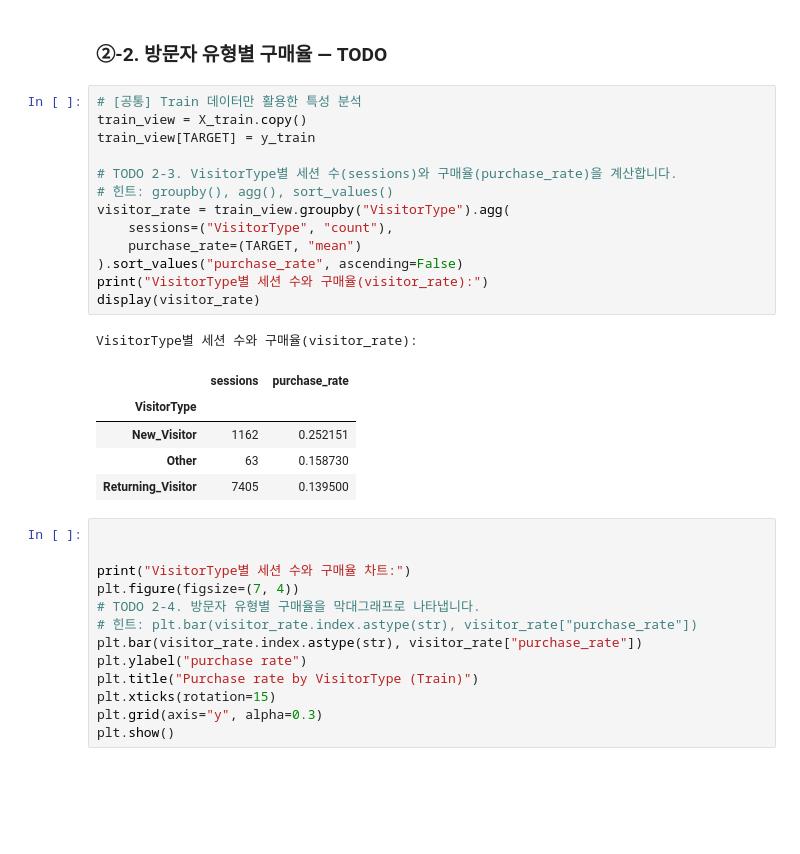
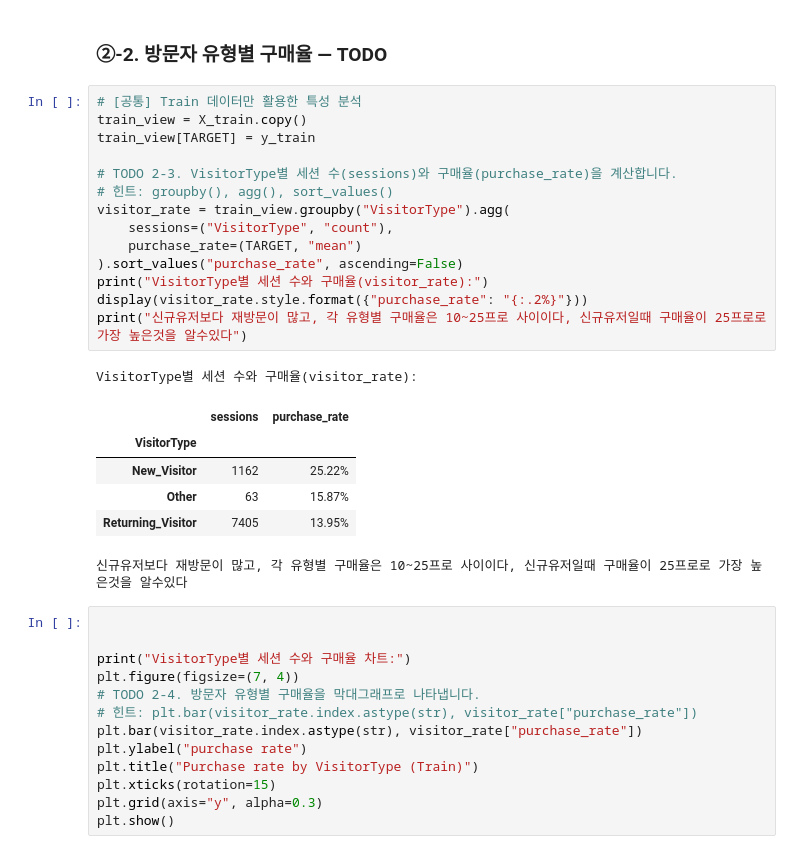
Before and after one commit to mobiemh/ai-miniproject01, a Jupyter notebook: mini-project-01/code/02_classification_online_shopping.ipynb, the cells around one changed output. Saved outputs shown, nothing was run; the diff lists cells and outputs as text; blank space fills up the shorter version.

```diff
--- a/mini-project-01/code/02_classification_online_shopping.ipynb
+++ b/mini-project-01/code/02_classification_online_shopping.ipynb
@@ -240,23 +260,25 @@ Test        rows= 1850  purchase_rate=15.46%
 # %%
 # [공통] Train 데이터만 활용한 특성 분석
 train_view = X_train.copy()
 train_view[TARGET] = y_train
 
 # TODO 2-3. VisitorType별 세션 수(sessions)와 구매율(purchase_rate)을 계산합니다.
 # 힌트: groupby(), agg(), sort_values()
 visitor_rate = train_view.groupby("VisitorType").agg(
     sessions=("VisitorType", "count"),
     purchase_rate=(TARGET, "mean")
 ).sort_values("purchase_rate", ascending=False)
 print("VisitorType별 세션 수와 구매율(visitor_rate):")
-display(visitor_rate)
+display(visitor_rate.style.format({"purchase_rate": "{:.2%}"}))
+print("신규유저보다 재방문이 많고, 각 유형별 구매율은 10~25프로 사이이다, 신규유저일때 구매율이 25프로로 가장 높은것을 알수있다")
 # %% [output]
 VisitorType별 세션 수와 구매율(visitor_rate):
 |  | sessions | purchase_rate |
 | VisitorType |  |  |
-| New_Visitor | 1162 | 0.252151 |
-| Other | 63 | 0.158730 |
-| Returning_Visitor | 7405 | 0.139500 |
+| New_Visitor | 1162 | 25.22% |
+| Other | 63 | 15.87% |
+| Returning_Visitor | 7405 | 13.95% |
+신규유저보다 재방문이 많고, 각 유형별 구매율은 10~25프로 사이이다, 신규유저일때 구매율이 25프로로 가장 높은것을 알수있다
 # %%
 
 
```
Also changed, not shown: parts of 13 cells of this notebook, 2 other files.
